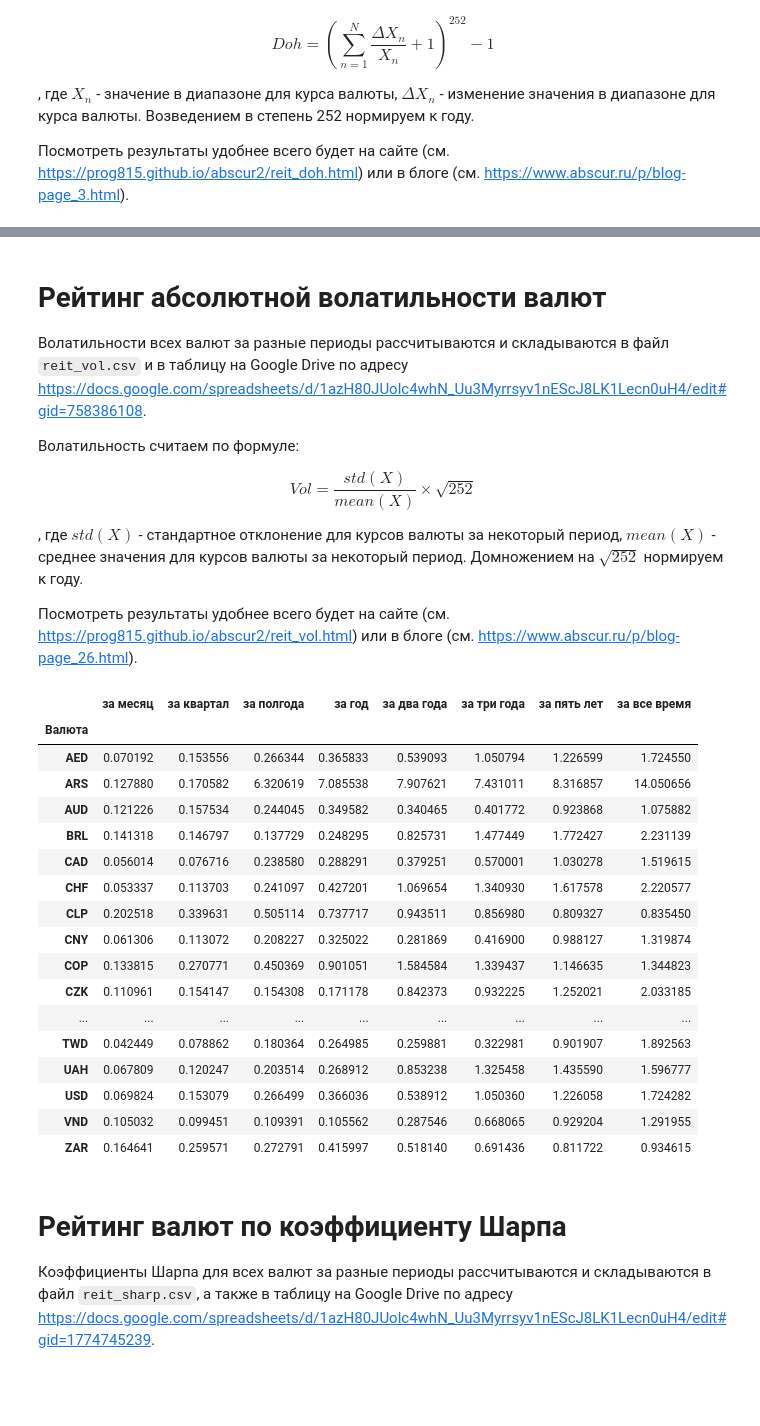
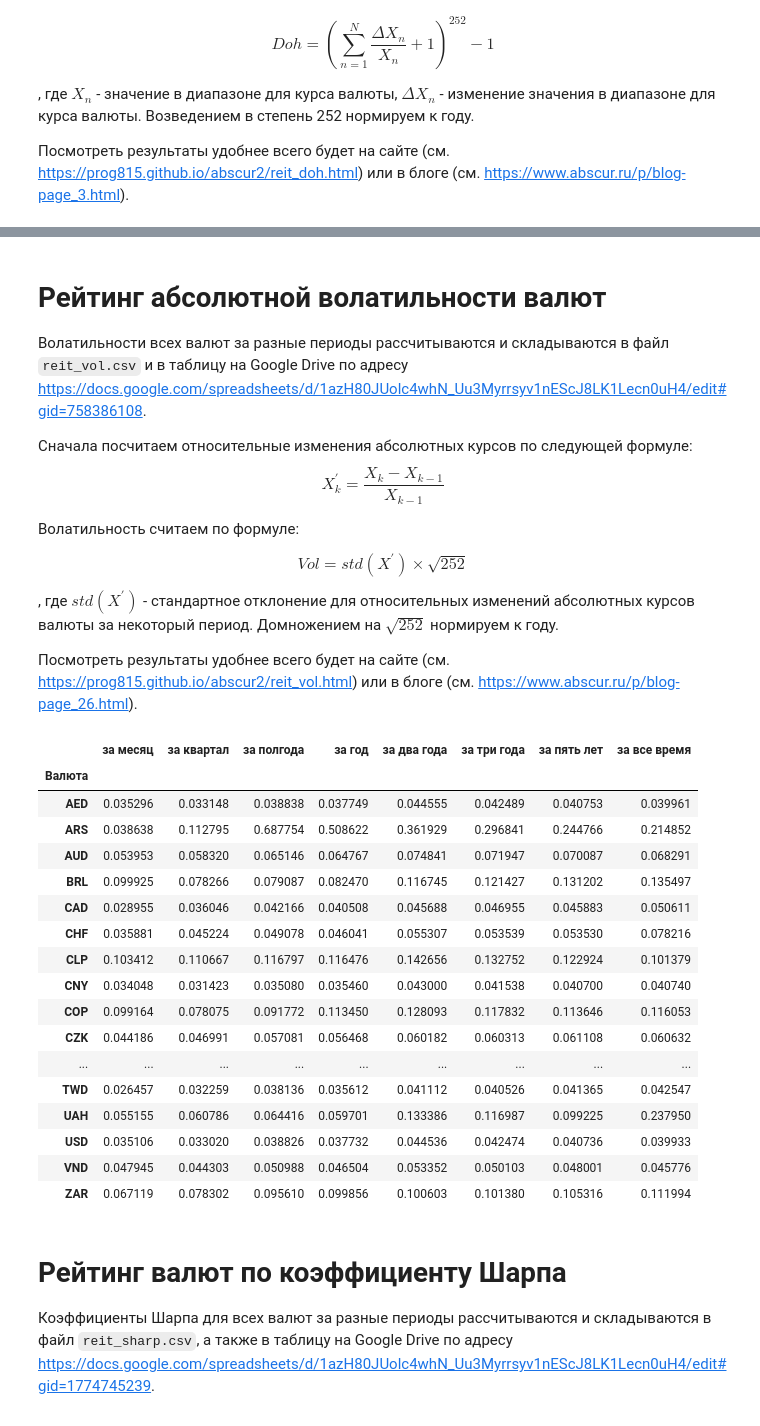
Before and after one commit to prog815/abscur, a Jupyter notebook: abscur2.ipynb, the cells around one changed output, grey strips where cells are left out. Saved outputs shown, nothing was run; the diff lists cells and outputs as text; code cells hidden in the pictures; blank space fills up the shorter version.

```diff
--- a/abscur2.ipynb
+++ b/abscur2.ipynb
@@ -667,50 +667,55 @@ reit_doh
 
 Волатильности всех валют за разные периоды рассчитываются и складываются в файл `reit_vol.csv` и в таблицу на Google Drive по адресу https://docs.google.com/spreadsheets/d/1azH80JUolc4whN_Uu3Myrrsyv1nEScJ8LK1Lecn0uH4/edit#gid=758386108.
 
+Сначала посчитаем относительные изменения абсолютных курсов по следующей формуле:
+$$
+X^{'}_k = \frac{X_k-X_{k-1}}{X_{k-1}}
+$$
+
 Волатильность считаем по формуле:
 
 $$
-Vol = \frac{std(X)}{mean(X)}\times{\sqrt{252}}
+Vol = {std(X^{'})}\times{\sqrt{252}}
 $$
 
-, где $std(X)$ - стандартное отклонение для курсов валюты за некоторый период, $mean(X)$ - среднее значения для курсов валюты за некоторый период. Домножением на $\sqrt{252}$ нормируем к году.
+, где $std(X^{'})$ - стандартное отклонение для относительных изменений абсолютных курсов валюты за некоторый период. Домножением на $\sqrt{252}$ нормируем к году.
 
 Посмотреть результаты удобнее всего будет на сайте (см. https://prog815.github.io/abscur2/reit_vol.html) или в блоге (см. https://www.abscur.ru/p/blog-page_26.html).
 # %%
 reit_vol = pd.DataFrame(columns=fmt_diap[:,1],index=abscur.columns,dtype=float)
 
 for i in range(fmt_diap.shape[0]):
     df = abscur[abscur.index >= abscur.index[-1] - timedelta(days=int(fmt_diap[i,0]))]
-    reit_vol.iloc[:,i] = df.std() / df.mean() * np.sqrt(252)
+    reit_vol.iloc[:,i] = df.pct_change().std() * np.sqrt(252)
 
 reit_vol.index.name = "Валюта"
 
 # сохранем на диск
 reit_vol.to_csv("reit_vol.csv")
 
 # передаем в книгу на Google Drive
 post_df_to_ssh("Рейтинг абсолютной волатильности",reit_vol)
 
 reit_vol
 # %% [output]
 |  | за месяц | за квартал | за полгода | за год | за два года | за три года | за пять лет | за все время |
 | Валюта |  |  |  |  |  |  |  |  |
-| AED | 0.070192 | 0.153556 | 0.266344 | 0.365833 | 0.539093 | 1.050794 | 1.226599 | 1.724550 |
-| ARS | 0.127880 | 0.170582 | 6.320619 | 7.085538 | 7.907621 | 7.431011 | 8.316857 | 14.050656 |
-| AUD | 0.121226 | 0.157534 | 0.244045 | 0.349582 | 0.340465 | 0.401772 | 0.923868 | 1.075882 |
-| BRL | 0.141318 | 0.146797 | 0.137729 | 0.248295 | 0.825731 | 1.477449 | 1.772427 | 2.231139 |
-| CAD | 0.056014 | 0.076716 | 0.238580 | 0.288291 | 0.379251 | 0.570001 | 1.030278 | 1.519615 |
-| CHF | 0.053337 | 0.113703 | 0.241097 | 0.427201 | 1.069654 | 1.340930 | 1.617578 | 2.220577 |
-| CLP | 0.202518 | 0.339631 | 0.505114 | 0.737717 | 0.943511 | 0.856980 | 0.809327 | 0.835450 |
-| CNY | 0.061306 | 0.113072 | 0.208227 | 0.325022 | 0.281869 | 0.416900 | 0.988127 | 1.319874 |
-| COP | 0.133815 | 0.270771 | 0.450369 | 0.901051 | 1.584584 | 1.339437 | 1.146635 | 1.344823 |
-| CZK | 0.110961 | 0.154147 | 0.154308 | 0.171178 | 0.842373 | 0.932225 | 1.252021 | 2.033185 |
+| AED | 0.035296 | 0.033148 | 0.038838 | 0.037749 | 0.044555 | 0.042489 | 0.040753 | 0.039961 |
+| ARS | 0.038638 | 0.112795 | 0.687754 | 0.508622 | 0.361929 | 0.296841 | 0.244766 | 0.214852 |
+| AUD | 0.053953 | 0.058320 | 0.065146 | 0.064767 | 0.074841 | 0.071947 | 0.070087 | 0.068291 |
+| BRL | 0.099925 | 0.078266 | 0.079087 | 0.082470 | 0.116745 | 0.121427 | 0.131202 | 0.135497 |
+| CAD | 0.028955 | 0.036046 | 0.042166 | 0.040508 | 0.045688 | 0.046955 | 0.045883 | 0.050611 |
+| CHF | 0.035881 | 0.045224 | 0.049078 | 0.046041 | 0.055307 | 0.053539 | 0.053530 | 0.078216 |
+| CLP | 0.103412 | 0.110667 | 0.116797 | 0.116476 | 0.142656 | 0.132752 | 0.122924 | 0.101379 |
+| CNY | 0.034048 | 0.031423 | 0.035080 | 0.035460 | 0.043000 | 0.041538 | 0.040700 | 0.040740 |
+| COP | 0.099164 | 0.078075 | 0.091772 | 0.113450 | 0.128093 | 0.117832 | 0.113646 | 0.116053 |
+| CZK | 0.044186 | 0.046991 | 0.057081 | 0.056468 | 0.060182 | 0.060313 | 0.061108 | 0.060632 |
 | ... | ... | ... | ... | ... | ... | ... | ... | ... |
-| TWD | 0.042449 | 0.078862 | 0.180364 | 0.264985 | 0.259881 | 0.322981 | 0.901907 | 1.892563 |
-| UAH | 0.067809 | 0.120247 | 0.203514 | 0.268912 | 0.853238 | 1.325458 | 1.435590 | 1.596777 |
-| USD | 0.069824 | 0.153079 | 0.266499 | 0.366036 | 0.538912 | 1.050360 | 1.226058 | 1.724282 |
-| VND | 0.105032 | 0.099451 | 0.109391 | 0.105562 | 0.287546 | 0.668065 | 0.929204 | 1.291955 |
-| ZAR | 0.164641 | 0.259571 | 0.272791 | 0.415997 | 0.518140 | 0.691436 | 0.811722 | 0.934615 |
+| TWD | 0.026457 | 0.032259 | 0.038136 | 0.035612 | 0.041112 | 0.040526 | 0.041365 | 0.042547 |
+| UAH | 0.055155 | 0.060786 | 0.064416 | 0.059701 | 0.133386 | 0.116987 | 0.099225 | 0.237950 |
+| USD | 0.035106 | 0.033020 | 0.038826 | 0.037732 | 0.044536 | 0.042474 | 0.040736 | 0.039933 |
+| VND | 0.047945 | 0.044303 | 0.050988 | 0.046504 | 0.053352 | 0.050103 | 0.048001 | 0.045776 |
+| ZAR | 0.067119 | 0.078302 | 0.095610 | 0.099856 | 0.100603 | 0.101380 | 0.105316 | 0.111994 |
 # %% [markdown]
 # Рейтинг валют по коэффициенту Шарпа
 
```
Also changed, not shown: parts of 12 cells of this notebook.
